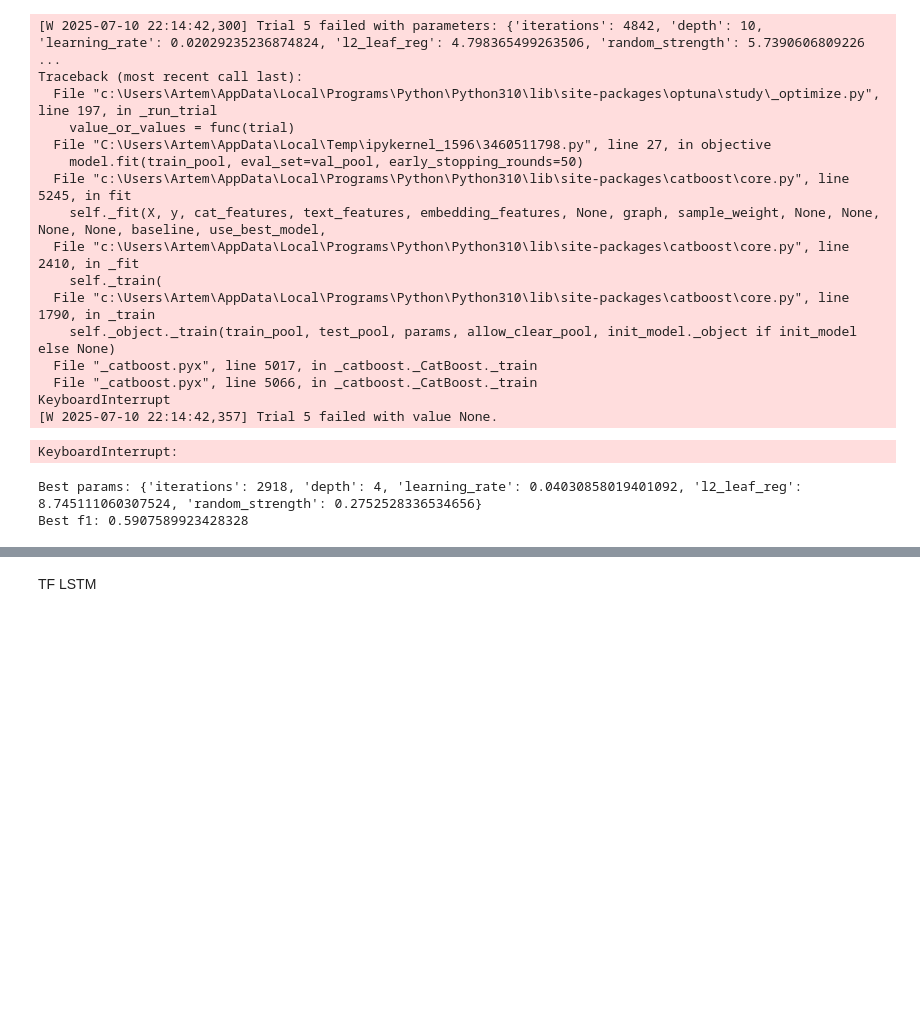
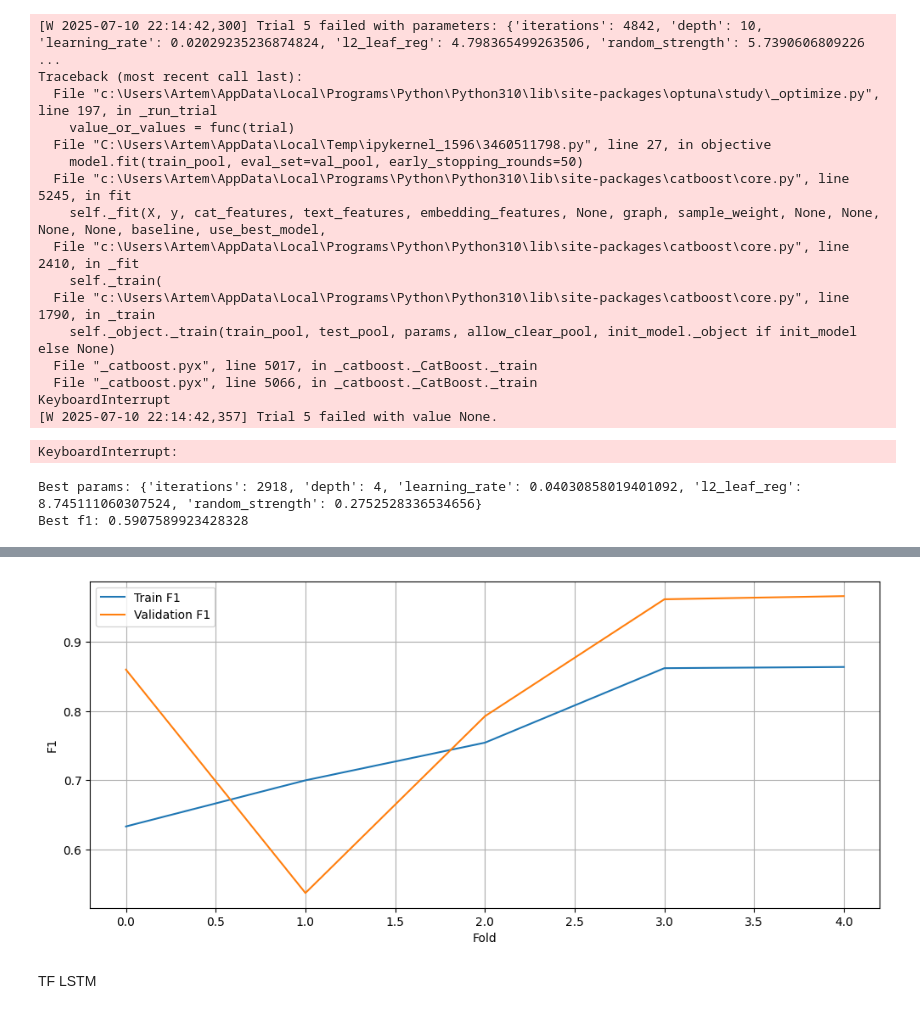
Before and after one commit to Astal2307/PracticeROSAtom, a Jupyter notebook: data_analyze.ipynb, the cells around one changed output, grey strips where cells are left out. Saved outputs shown, nothing was run; the diff lists cells and outputs as text; code cells hidden in the pictures; blank space fills up the shorter version.

```diff
--- a/data_analyze.ipynb
+++ b/data_analyze.ipynb
@@ -778,0 +825,7 @@ class F1Score(Metric):
+# %%
+def xgb_f1_score(preds, dtrain):
+    labels = dtrain.get_label()
+    preds = np.round(preds)
+    score = only_f1_score(labels, preds)
+
+    return 'f1', score
@@ -959,0 +1075,4 @@ catboost_model.save_model('models/catboost_0.961.cbm', format='cbm')
+# %%
+base_xgb = XGBClassifier(**best_params_xgb)
+
+model_xgb = OneVsRestClassifier(base_xgb)
@@ -959,0 +1083,25 @@ catboost_model.save_model('models/catboost_0.961.cbm', format='cbm')
+# %%
+all_train_f1, all_val_f1 = [], []
+
+for train_idx, val_idx in tscv.split(X):
+        train_idx = train_idx.tolist()
+        val_idx = val_idx.tolist()
+
+        X_train = X[train_idx]
+        X_val = X[val_idx]
+        y_train = [y_multi[i] for i in train_idx]
+        y_val = [y_multi[i] for i in val_idx]
+
+        model_xgb.fit(X_train, y_train)
+
+        y_val_pred = model_xgb.predict_proba(X_val)
+        y_train_pred = model_xgb.predict_proba(X_train)
+
+        _, train_score = calculate_f1_per_target_catboost(y_train, y_train_pred)
+        _, val_score = calculate_f1_per_target_catboost(y_val, y_val_pred)
+
+        all_train_f1.append(train_score)
+        all_val_f1.append(val_score)
+
+        print('Train score:', train_score)
+        print('Val score:', val_score)
@@ -960,3 +1141,14 @@ catboost_model.save_model('models/catboost_0.961.cbm', format='cbm')
+# %%
+plt.figure(figsize=(12, 5))
+plt.plot(all_train_f1, label='Train F1')
+plt.plot(all_val_f1, label='Validation F1')
+plt.xlabel('Fold')
+plt.ylabel('F1')
+plt.legend()
+plt.grid(True)
+plt.show()
+# %% [output]
+[figure, added]
 # %% [markdown]
 TF LSTM
 # %%
```
Also changed, not shown: parts of 52 cells of this notebook, 3 other files.
